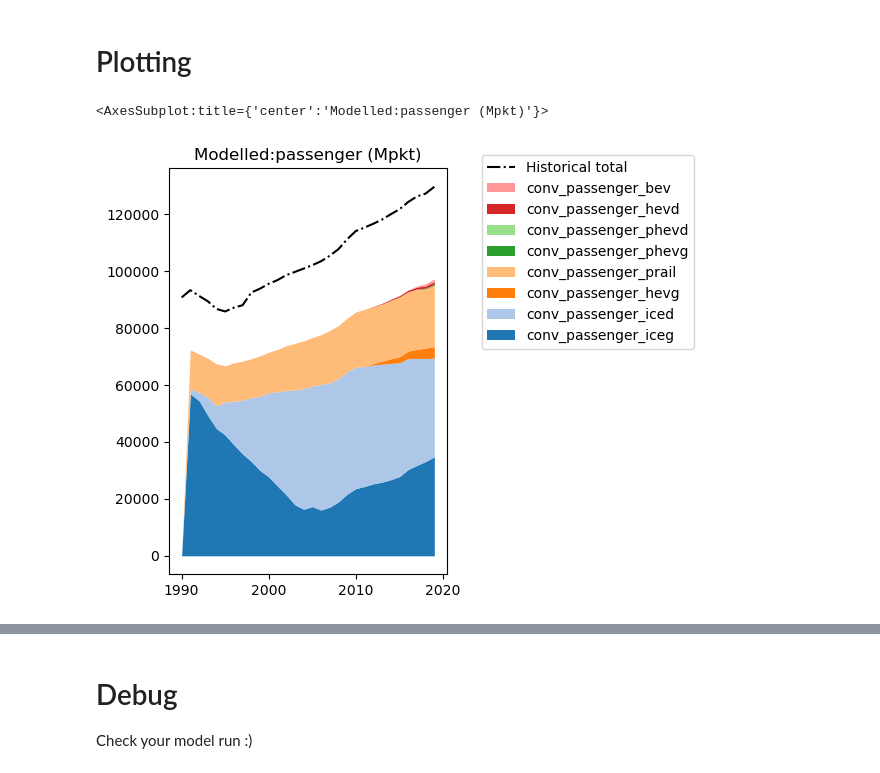
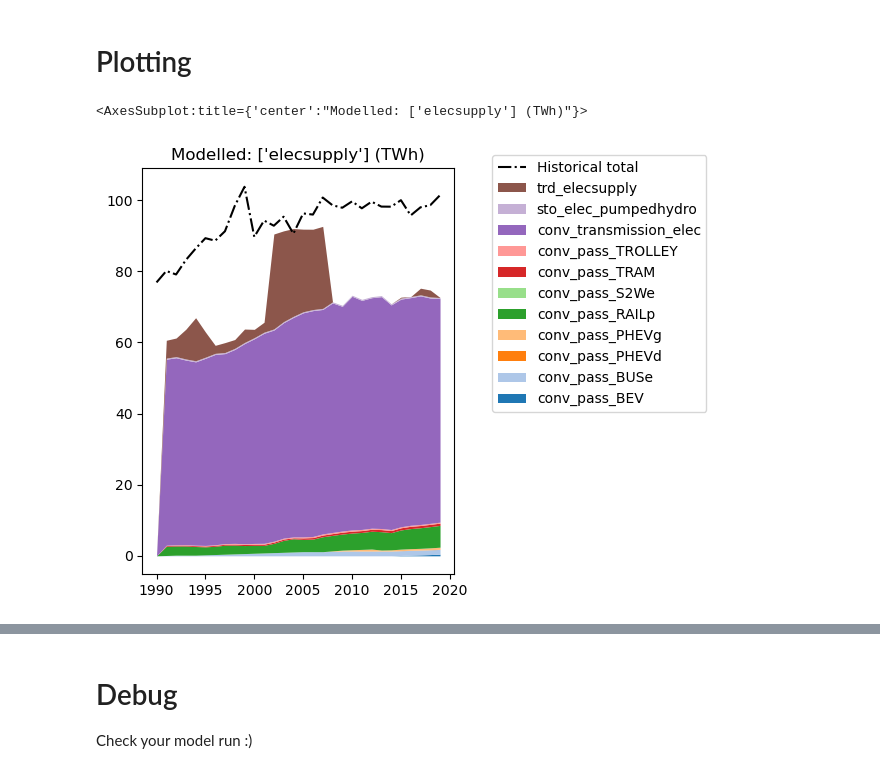
Before and after one commit to irm-codebase/RESTORE, a Jupyter notebook: restore_split.ipynb, the cells around one changed output, grey strips where cells are left out. Cells and saved outputs as stored; diff of their text form; code cells hidden in the pictures.

```diff
--- a/restore_split.ipynb
+++ b/restore_split.ipynb
@@ -131,3 +131,8 @@ Solution:
   number of solutions displayed: 0
 # %% [markdown]
 # Plotting
+# %%
+restore_plots.plot_fin(model, cnf.DATA, ["elecsupply"], unit="TWh", historical="elecsupply")
+# %% [output]
+<AxesSubplot:title={'center':"Modelled: ['elecsupply'] (TWh)"}>
+[figure, added]
@@ -134,6 +142,3 @@ Solution:
 # %%
-restore_plots.plot_fout(model, cnf.DATA, "passenger", unit="Mpkt")
+restore_plots.plot_fout(model, cnf.DATA, ["passshort", "passlong"], actual=True, unit="Mpkt")
-# %% [output]
-<AxesSubplot:title={'center':'Modelled:passenger (Mpkt)'}>
-[figure, removed]
 # %%
```
Also changed, not shown: parts of 6 cells of this notebook, 31 other files.
